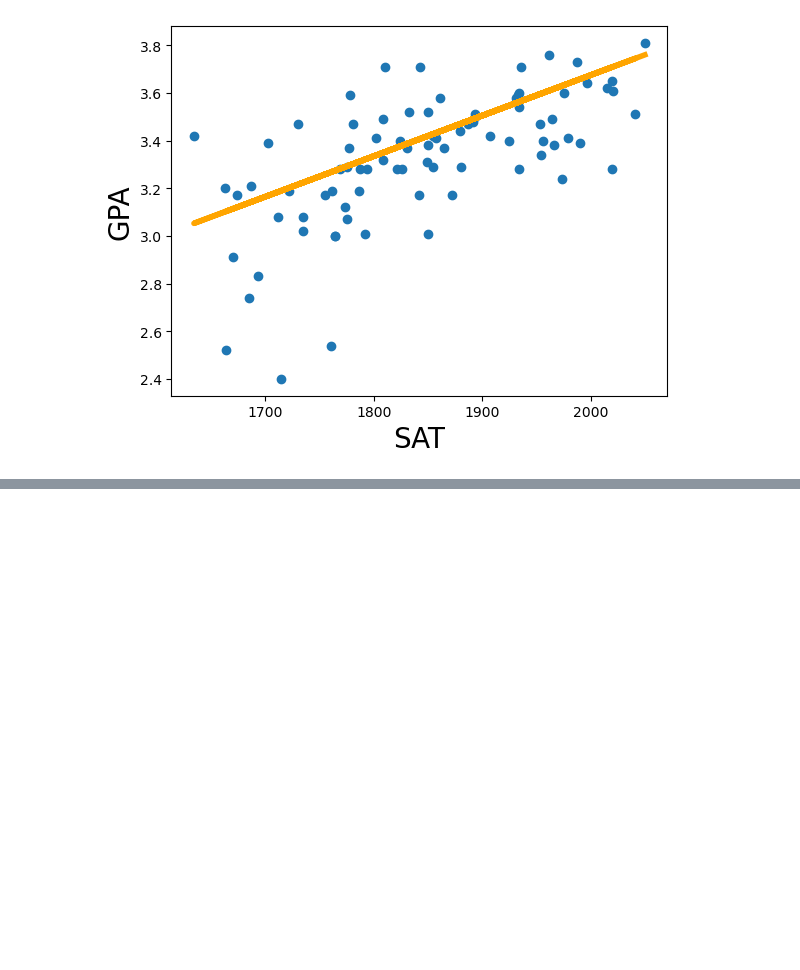
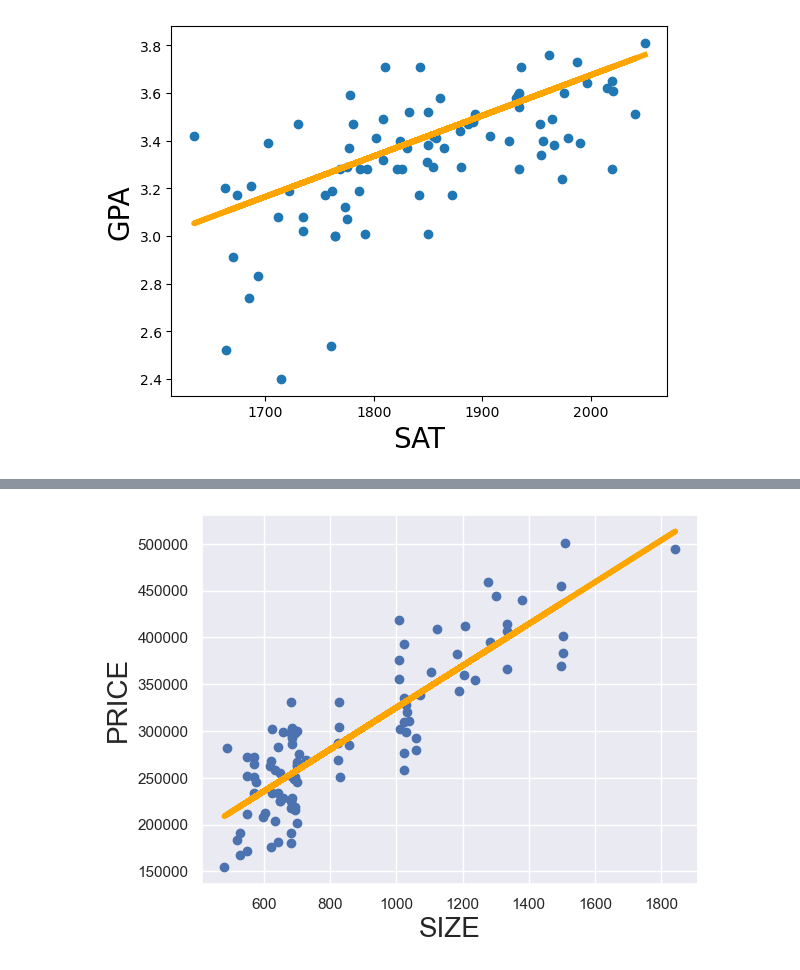
Before and after one commit to oguzkaganbilici/Complete-Data-Science-Bootcamp, a Jupyter notebook: first_regression.ipynb, the cells around one changed output, grey strips where cells are left out. Saved outputs shown, nothing was run; the diff lists cells and outputs as text; code cells hidden in the pictures; blank space fills up the shorter version.

```diff
--- a/first_regression.ipynb
+++ b/first_regression.ipynb
@@ -117,0 +223,9 @@ plt.show()
+# %%
+plt.scatter(xx1, yy)
+yhat = xx1*223.1787+101900
+fig = plt.plot(xx1, yhat, lw=4, c="orange", label="regression line")
+plt.xlabel("SIZE", fontsize=20)
+plt.ylabel("PRICE", fontsize=20)
+plt.show()
+# %% [output]
+[figure, added]
```
Also changed, not shown: parts of 10 cells of this notebook.
